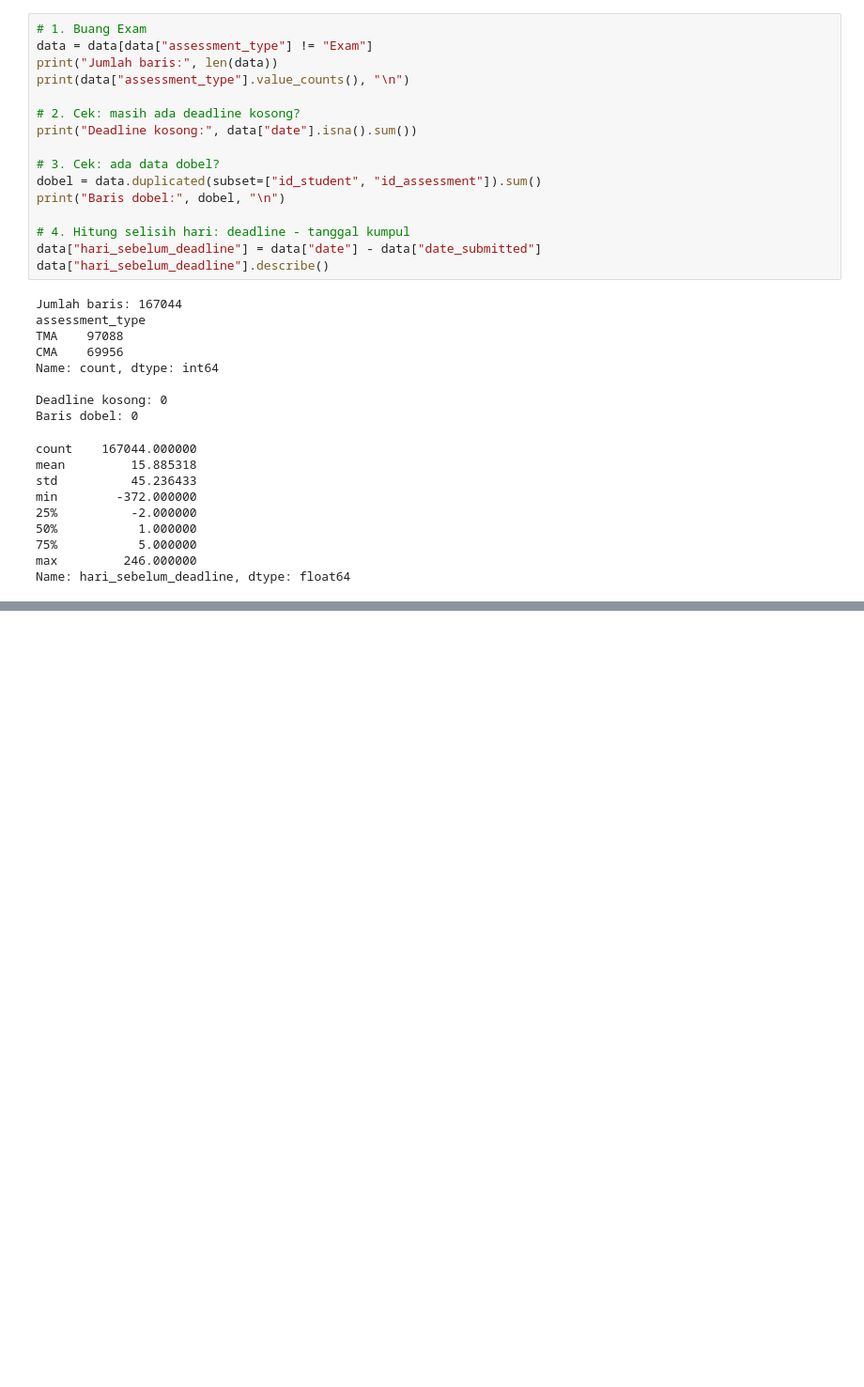
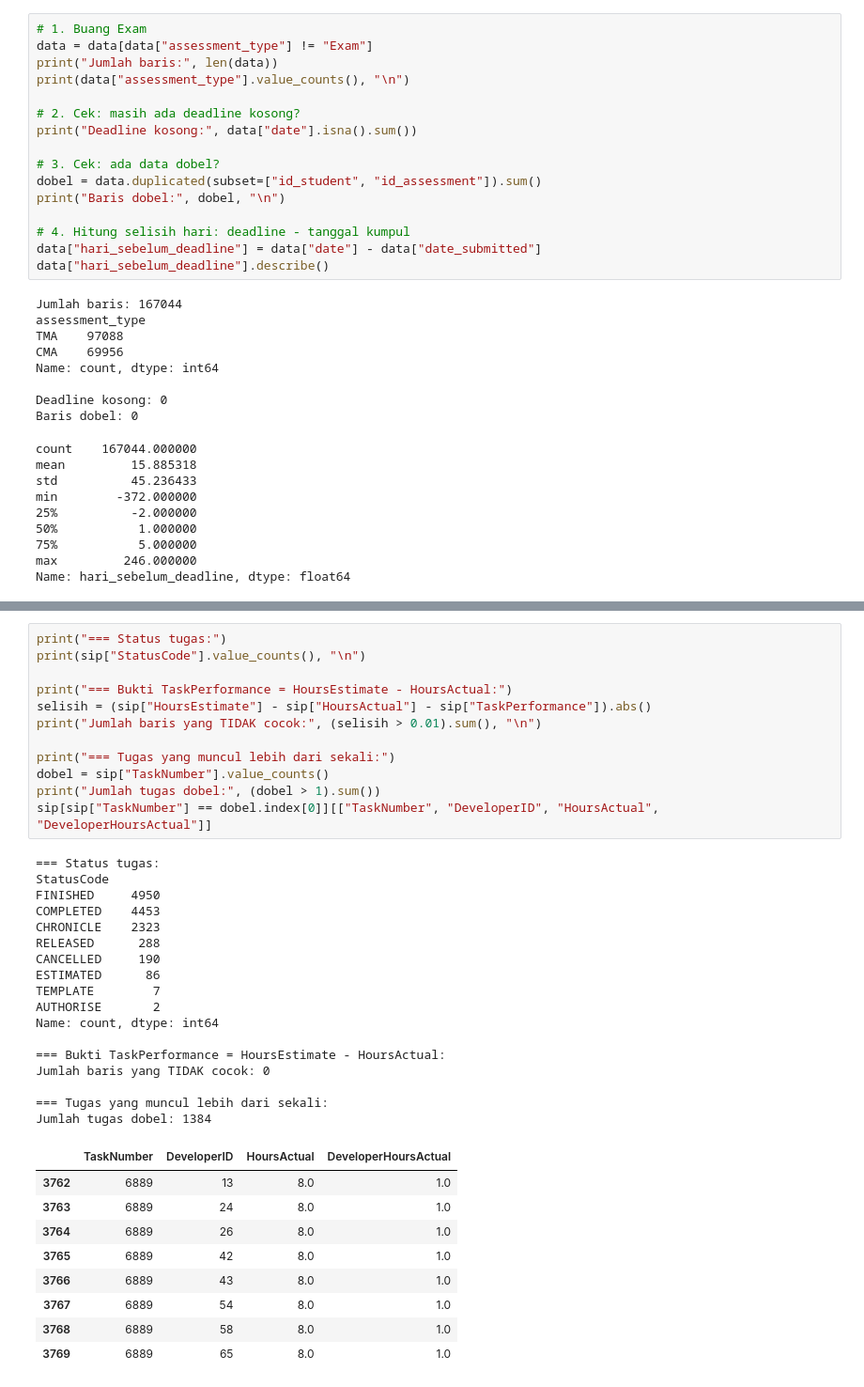
Before and after one commit to MaulidanFazri/PandAI, a Jupyter notebook: machine-learning/ml.ipynb, the cells around one changed output, grey strips where cells are left out. Shown at 94% size. Saved outputs shown, nothing was run; the diff lists cells and outputs as text; blank space fills up the shorter version.

```diff
--- a/machine-learning/ml.ipynb
+++ b/machine-learning/ml.ipynb
@@ -135,0 +170,39 @@ Name: hari_sebelum_deadline, dtype: float64
+# %%
+print("=== Status tugas:")
+print(sip["StatusCode"].value_counts(), "\n")
+
+print("=== Bukti TaskPerformance = HoursEstimate - HoursActual:")
+selisih = (sip["HoursEstimate"] - sip["HoursActual"] - sip["TaskPerformance"]).abs()
+print("Jumlah baris yang TIDAK cocok:", (selisih > 0.01).sum(), "\n")
+
+print("=== Tugas yang muncul lebih dari sekali:")
+dobel = sip["TaskNumber"].value_counts()
+print("Jumlah tugas dobel:", (dobel > 1).sum())
+sip[sip["TaskNumber"] == dobel.index[0]][["TaskNumber", "DeveloperID", "HoursActual", "DeveloperHoursActual"]]
+# %% [output]
+=== Status tugas:
+StatusCode
+FINISHED     4950
+COMPLETED    4453
+CHRONICLE    2323
+RELEASED      288
+CANCELLED     190
+ESTIMATED      86
+TEMPLATE        7
+AUTHORISE       2
+Name: count, dtype: int64
+
+=== Bukti TaskPerformance = HoursEstimate - HoursActual:
+Jumlah baris yang TIDAK cocok: 0
+
+=== Tugas yang muncul lebih dari sekali:
+Jumlah tugas dobel: 1384
+|  | TaskNumber | DeveloperID | HoursActual | DeveloperHoursActual |
+| 3762 | 6889 | 13 | 8.0 | 1.0 |
+| 3763 | 6889 | 24 | 8.0 | 1.0 |
+| 3764 | 6889 | 26 | 8.0 | 1.0 |
+| 3765 | 6889 | 42 | 8.0 | 1.0 |
+| 3766 | 6889 | 43 | 8.0 | 1.0 |
+| 3767 | 6889 | 54 | 8.0 | 1.0 |
+| 3768 | 6889 | 58 | 8.0 | 1.0 |
+| 3769 | 6889 | 65 | 8.0 | 1.0 |
```
Also changed, not shown: parts of 9 cells of this notebook.
